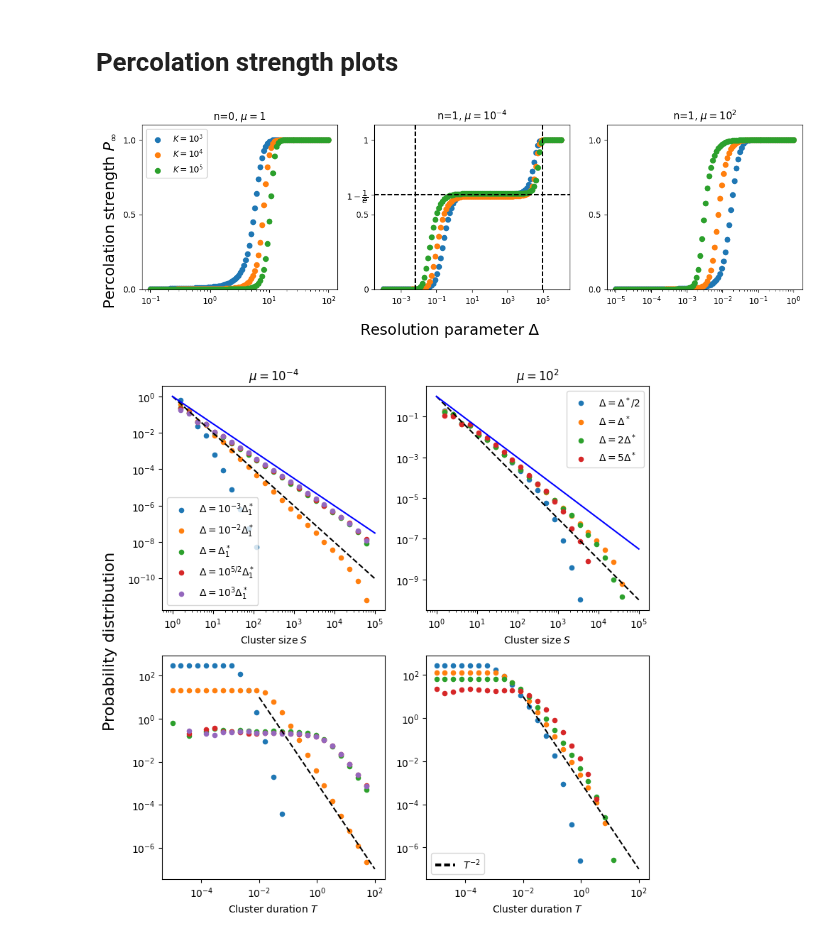
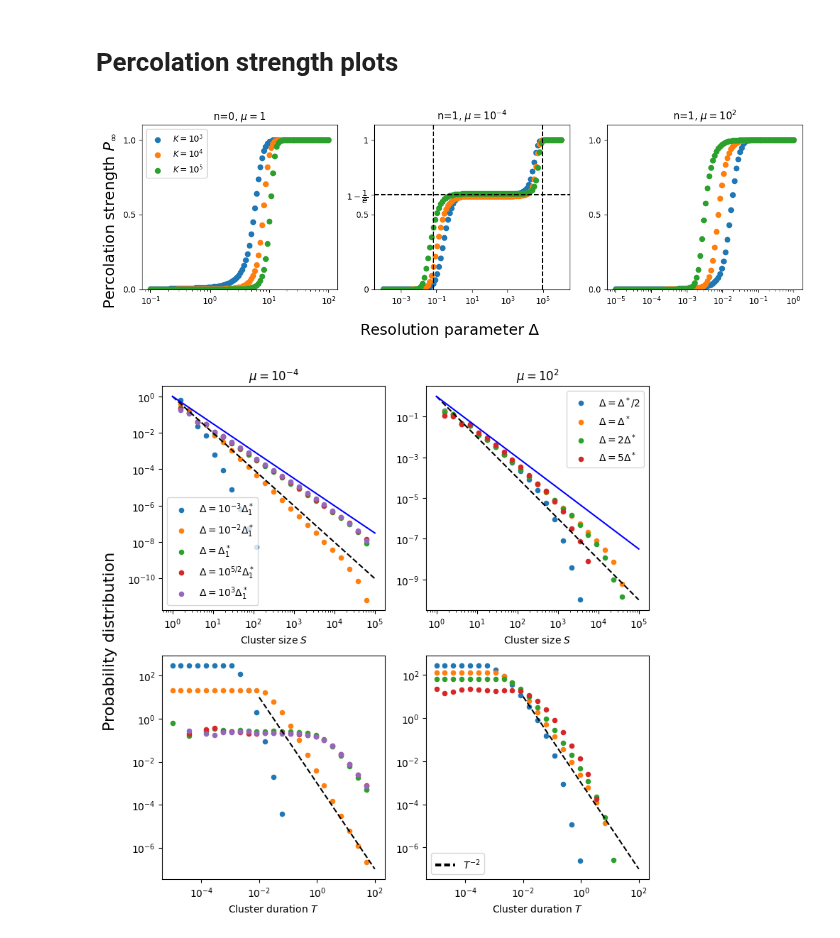
Before and after one commit to RivasAntonio/TFM, a Jupyter notebook: Códigos/Hawkes/figures.ipynb, the cells around one changed output. Saved outputs shown, nothing was run; the diff lists cells and outputs as text; code cells hidden in the pictures.

```diff
--- a/Códigos/Hawkes/figures.ipynb
+++ b/Códigos/Hawkes/figures.ipynb
@@ -123,35 +123,35 @@ ns =[0, 1, 1]
 mus = [1, 10**-4, 10**2]
 titles = ['n=0, $\mu=1$', 'n=1, $\mu=10^{-4}$', 'n=1, $\mu=10^2$']
 labels = ['$K=10^3$', '$K=10^4$', '$K=10^5$']
 
 fig, axs = plt.subplots(1, 3, figsize=(12, 4))
 
 for i in range(3):
     fig.axes[0].scatter(deltas[0], percolations_means_mu1[i], label=labels[i])
     fig.axes[1].scatter(deltas[1], percolations_means_mu2[i], label=labels[i])
     fig.axes[2].scatter(deltas[2], percolations_means_mu3[i], label=labels[i])
 
 fig.axes[0].legend(loc = 'upper left')
 #fig.axes[1].annotate('1-$\dfrac{1}{e}$', xy=(0.01, 1-1/np.exp(1)), xytext=(0.01, 1-1/np.exp(1)+0.1))
 
 
 for ax in axs:
     ax.set_xscale('log')
     ax.set_ylim(0, 1.1)
     ax.set_yticks([0, 0.5, 1])
     ax.set_title(titles[axs.tolist().index(ax)])
 
 fig.axes[1].set_yticks([0, 0.5, 1-1/np.exp(1),1 ])
 fig.axes[1].set_yticklabels([0, 0.5, '$1-\dfrac{1}{e}$',1])
 fig.axes[1].axhline(1-1/np.exp(1), color='black', linestyle='--')
-fig.axes[1].vlines(np.log(10**4)/(10**-4+np.sqrt(10**-4*2*10**4)), 0, 1.1, color='black', linestyle='--')
+fig.axes[1].vlines(np.log(10**4)/(10**-4+np.sqrt(10**-4*2*10**4))/100, 0, 1.1, color='black', linestyle='--')
 fig.axes[1].vlines(np.log(10**4)/(10**-4), 0, 1.1, color='black', linestyle='--')
 
 fig.supylabel('Percolation strength $P_{\infty}$', fontsize = 18)
 fig.supxlabel('Resolution parameter $\Delta$', fontsize = 18)
 fig.tight_layout()
 # %% [output]
-[figure, old version]
+[figure, new version]
 # %%
 K = 10**5
 n = 1
```
Also changed, not shown: 4 other files.
